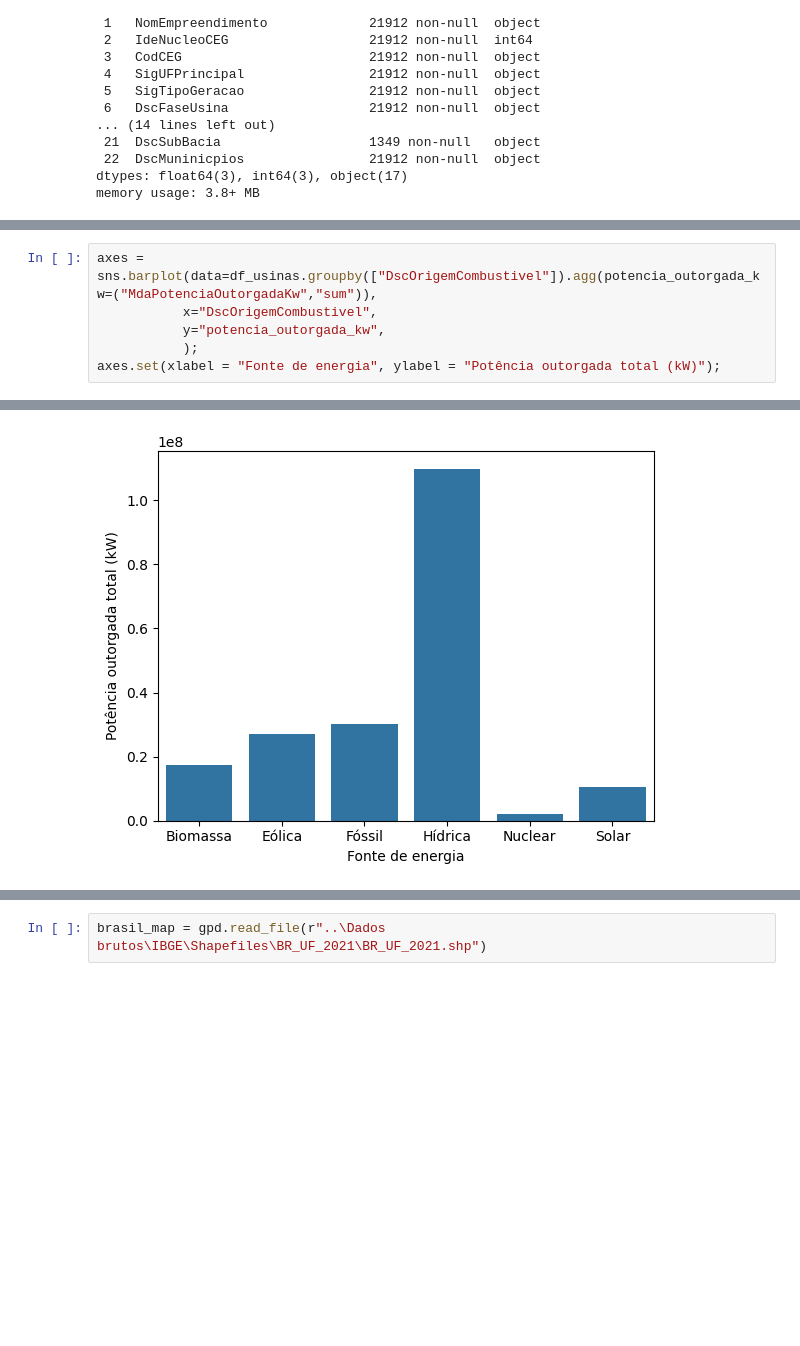
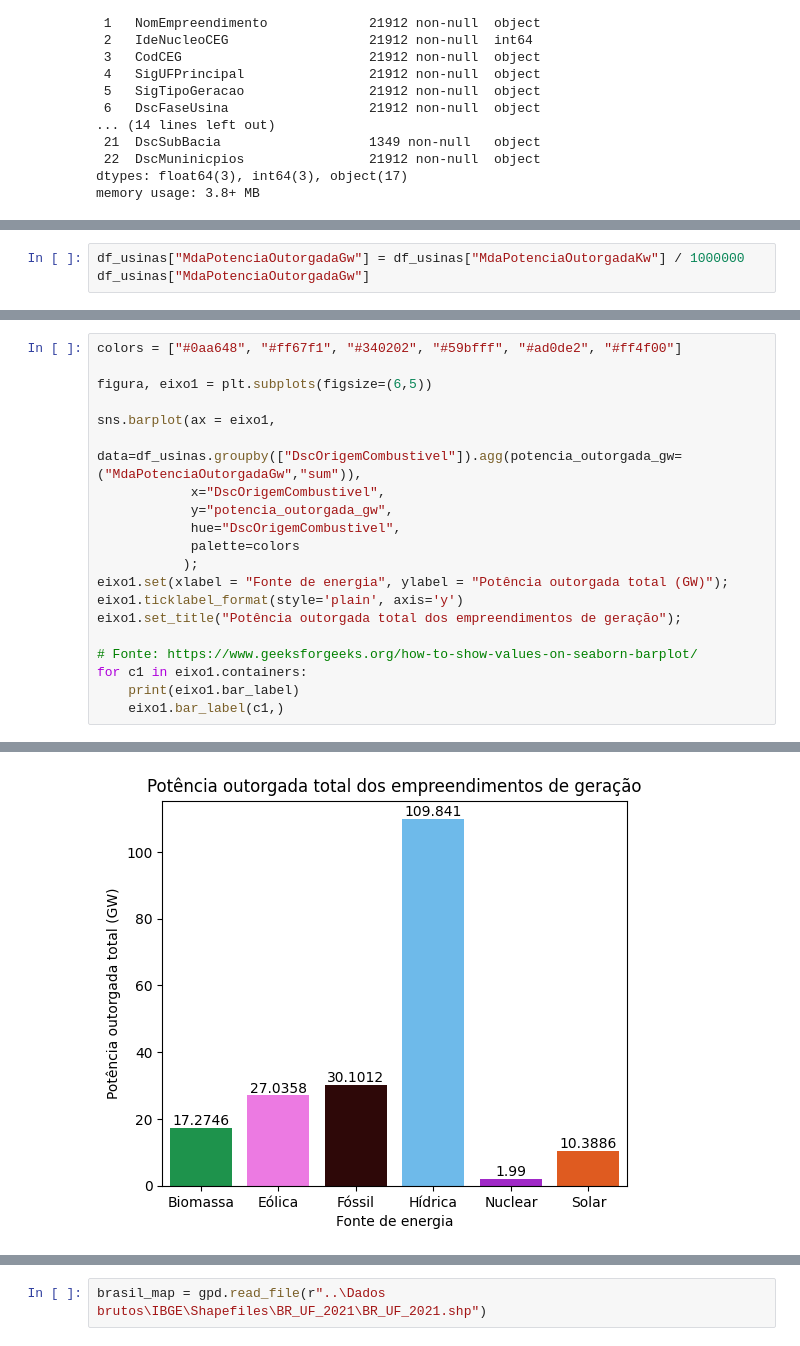
Before and after one commit to AlexandreWNeto/TCC_data_science_PUC_Minas, a Jupyter notebook: Cadernos/001_Mapa das usinas.ipynb, the cells around one changed output, grey strips where cells are left out. Drawn from its saved outputs; the diff is of its cells as text; blank space fills up the shorter version.

```diff
--- a/Cadernos/001_Mapa das usinas.ipynb
+++ b/Cadernos/001_Mapa das usinas.ipynb
@@ -90,0 +117,3 @@ plt.ticklabel_format(style='plain', axis='y')
+# %%
+df_usinas["MdaPotenciaOutorgadaGw"] = df_usinas["MdaPotenciaOutorgadaKw"] / 1000000
+df_usinas["MdaPotenciaOutorgadaGw"]
@@ -91,7 +133,21 @@ plt.ticklabel_format(style='plain', axis='y')
 # %%
-axes = sns.barplot(data=df_usinas.groupby(["DscOrigemCombustivel"]).agg(potencia_outorgada_kw=("MdaPotenciaOutorgadaKw","sum")),
-           x="DscOrigemCombustivel",
-           y="potencia_outorgada_kw",
+colors = ["#0aa648", "#ff67f1", "#340202", "#59bfff", "#ad0de2", "#ff4f00"]
+
+figura, eixo1 = plt.subplots(figsize=(6,5))
+
+sns.barplot(ax = eixo1,
+            data=df_usinas.groupby(["DscOrigemCombustivel"]).agg(potencia_outorgada_gw=("MdaPotenciaOutorgadaGw","sum")),
+            x="DscOrigemCombustivel",
+            y="potencia_outorgada_gw",
+            hue="DscOrigemCombustivel",
+            palette=colors
            );
-axes.set(xlabel = "Fonte de energia", ylabel = "Potência outorgada total (kW)");
+eixo1.set(xlabel = "Fonte de energia", ylabel = "Potência outorgada total (GW)");
+eixo1.ticklabel_format(style='plain', axis='y')
+eixo1.set_title("Potência outorgada total dos empreendimentos de geração");
+
+# Fonte: https://www.geeksforgeeks.org/how-to-show-values-on-seaborn-barplot/
+for c1 in eixo1.containers:
+    print(eixo1.bar_label)
+    eixo1.bar_label(c1,)
 # %% [output]
@@ -98,2 +160,2 @@ axes.set(xlabel = "Fonte de energia", ylabel = "Potência outorgada total (kW)")
-[figure, old version]
+[figure, new version]
 # %% [markdown]
```
Also changed, not shown: parts of 11 cells of this notebook.
